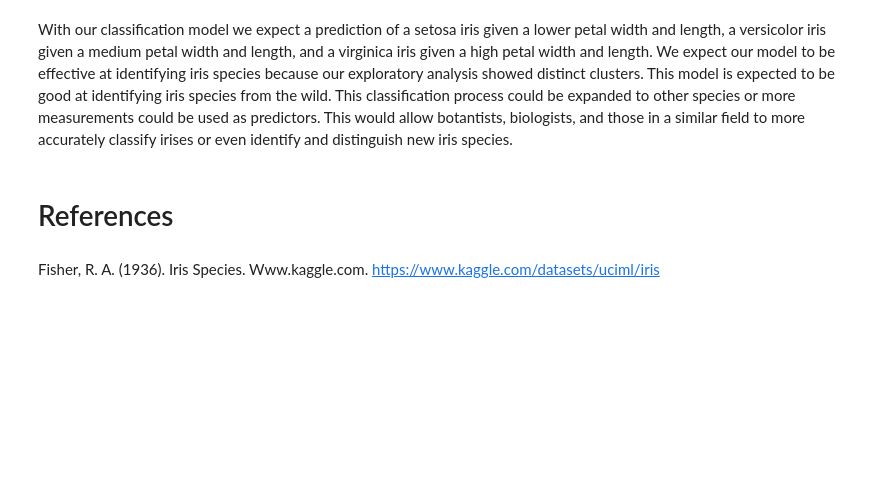
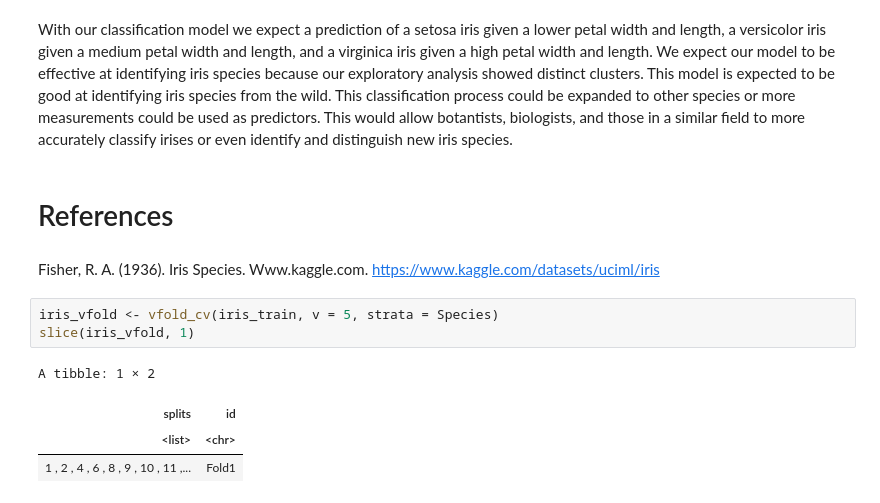
Before and after one commit to lucaschan117/dsci-100-002-group36, a Jupyter notebook: Iris_Project.ipynb, the cells around one changed output. Drawn from its saved outputs; the diff is of its cells as text; blank space fills up the shorter version.

```diff
--- a/Iris_Project.ipynb
+++ b/Iris_Project.ipynb
@@ -85,3 +85,11 @@ With our classification model we expect a prediction of a setosa iris given a lo
 # References
 # %% [markdown]
 Fisher, R. A. (1936). Iris Species. Www.kaggle.com. https://www.kaggle.com/datasets/uciml/iris
+# %%
+iris_vfold <- vfold_cv(iris_train, v = 5, strata = Species)
+slice(iris_vfold, 1)
+# %% [output]
+A tibble: 1 × 2
+| splits | id |
+| <list> | <chr> |
+| 1 , 2 , 4 , 6 , 8 , 9 , 10 , 11 ,... | Fold1 |
```
Also changed, not shown: parts of 2 cells of this notebook.
